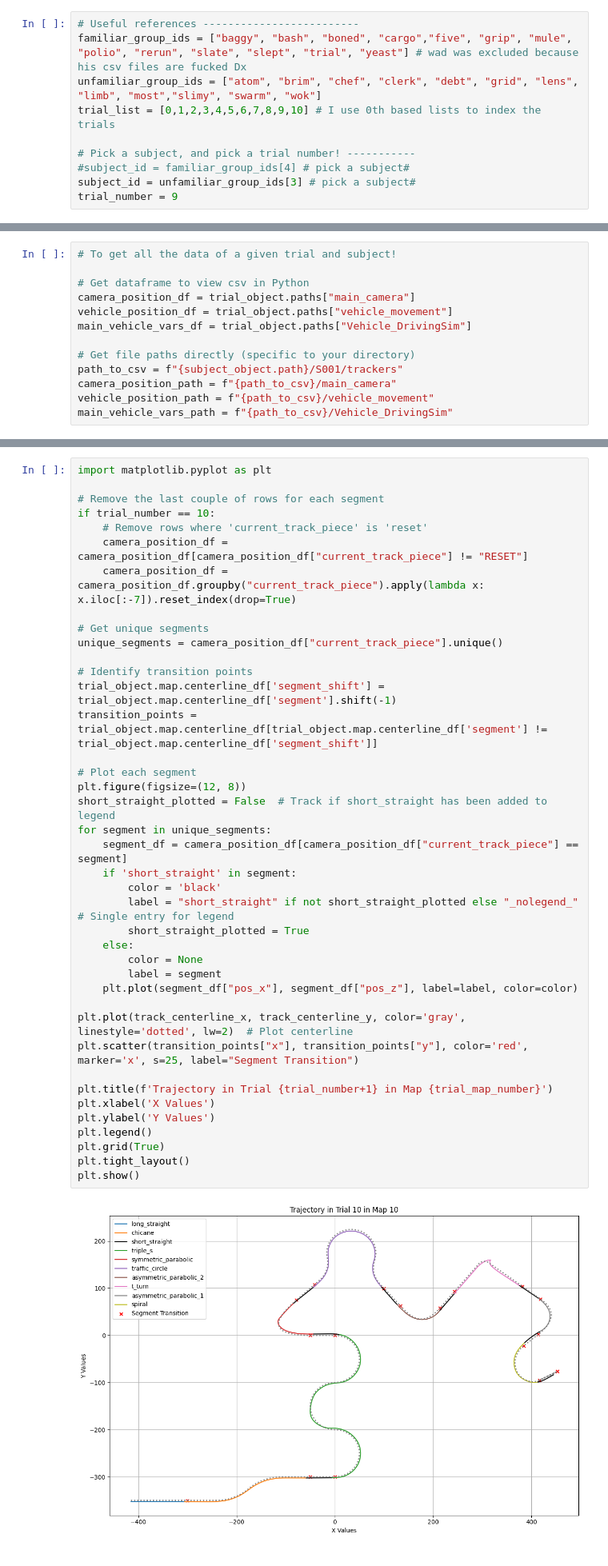
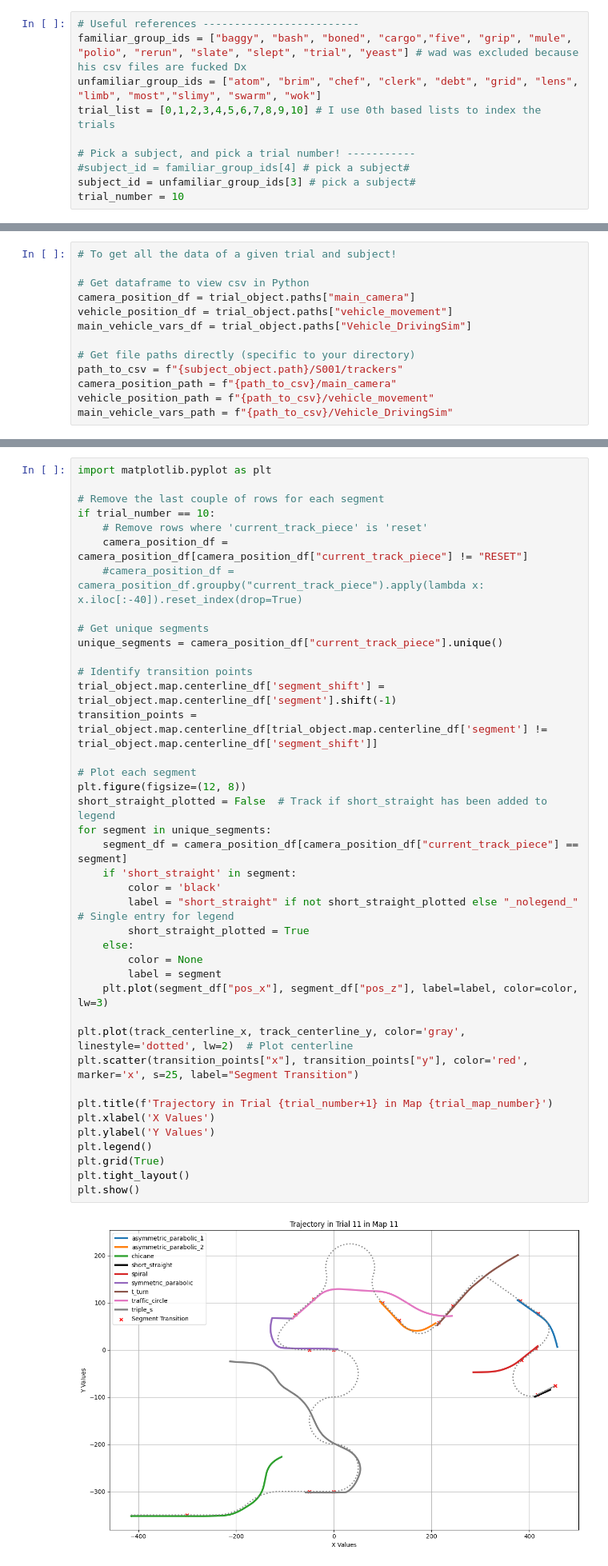
Before and after one commit to GraceRoessling/driving_exp_1_analyses, a Jupyter notebook: experiment_analyses/jupyter_notebooks/Get_subject_data.ipynb, the cells around one changed output, grey strips where cells are left out. Shown: that part at 80% size. Saved outputs shown, nothing was run; the diff lists cells and outputs as text.

Commit message:
trajectories are now properly trimmed for weird hiccups (weird jumps in trial 11)

```diff
--- a/experiment_analyses/jupyter_notebooks/Get_subject_data.ipynb
+++ b/experiment_analyses/jupyter_notebooks/Get_subject_data.ipynb
@@ -27,7 +27,7 @@ trial_list = [0,1,2,3,4,5,6,7,8,9,10] # I use 0th based lists to index the trial
 # Pick a subject, and pick a trial number! -----------
 #subject_id = familiar_group_ids[4] # pick a subject#
 subject_id = unfamiliar_group_ids[3] # pick a subject#
-trial_number = 9
+trial_number = 10
 # %%
 # Get objects associated to a given subject and their trial
 subject_object = subject_dict[subject_id]
@@ -176,39 +209,39 @@ import matplotlib.pyplot as plt
 if trial_number == 10:
     # Remove rows where 'current_track_piece' is 'reset'
     camera_position_df = camera_position_df[camera_position_df["current_track_piece"] != "RESET"]
-    camera_position_df = camera_position_df.groupby("current_track_piece").apply(lambda x: x.iloc[:-7]).reset_index(drop=True)
+    #camera_position_df = camera_position_df.groupby("current_track_piece").apply(lambda x: x.iloc[:-40]).reset_index(drop=True)
 
 # Get unique segments
 unique_segments = camera_position_df["current_track_piece"].unique()
 
 # Identify transition points
 trial_object.map.centerline_df['segment_shift'] = trial_object.map.centerline_df['segment'].shift(-1)
 transition_points = trial_object.map.centerline_df[trial_object.map.centerline_df['segment'] != trial_object.map.centerline_df['segment_shift']]
 
 # Plot each segment
 plt.figure(figsize=(12, 8))
 short_straight_plotted = False  # Track if short_straight has been added to legend
 for segment in unique_segments:
     segment_df = camera_position_df[camera_position_df["current_track_piece"] == segment]
     if 'short_straight' in segment:
         color = 'black'
         label = "short_straight" if not short_straight_plotted else "_nolegend_"  # Single entry for legend
         short_straight_plotted = True
     else:
         color = None
         label = segment
-    plt.plot(segment_df["pos_x"], segment_df["pos_z"], label=label, color=color)
+    plt.plot(segment_df["pos_x"], segment_df["pos_z"], label=label, color=color, lw=3)
 
 plt.plot(track_centerline_x, track_centerline_y, color='gray', linestyle='dotted', lw=2)  # Plot centerline
 plt.scatter(transition_points["x"], transition_points["y"], color='red', marker='x', s=25, label="Segment Transition")
 
 plt.title(f'Trajectory in Trial {trial_number+1} in Map {trial_map_number}')
 plt.xlabel('X Values')
 plt.ylabel('Y Values')
 plt.legend()
 plt.grid(True)
 plt.tight_layout()
 plt.show()
 # %% [output]
-[figure, old version]
+[figure, new version]
 # %%
```
Also changed, not shown: parts of 8 cells of this notebook, 5 other files.
